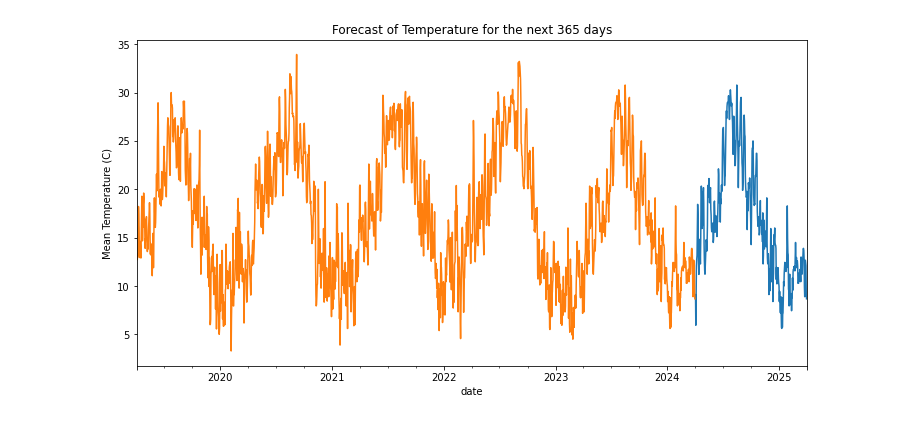
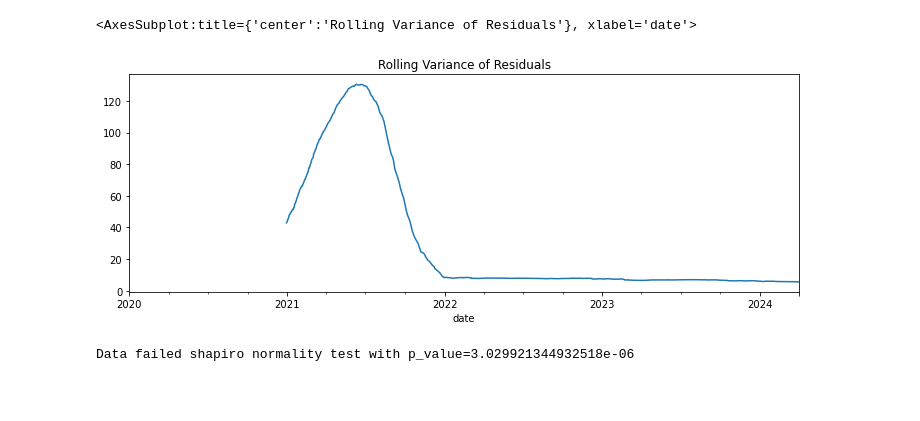
Before and after one commit to GianiRanzetti/Minerva---Weather-Derivatives, a Jupyter notebook: SARIMA.ipynb, the cells around one changed output. Saved outputs shown, nothing was run; the diff lists cells and outputs as text; code cells hidden in the pictures; blank space fills up the shorter version.

```diff
--- a/SARIMA.ipynb
+++ b/SARIMA.ipynb
@@ -165,9 +203,25 @@ residual_plot(results)
+# %%
+residuals = results.resid
+rolling_var = residuals.rolling(window=365).var()
+rolling_var.plot(figsize=(12,4), title='Rolling Variance of Residuals')
+# %% [output]
+<AxesSubplot:title={'center':'Rolling Variance of Residuals'}, xlabel='date'>
+[figure, added]
+# %%
+from scipy.stats import shapiro
+def shapiro_normality_test(data):
+    p_value = shapiro(data)[1]
+    if p_value >= 0.05:
+        print("Data follows normal distribution: X~N"+ str((np.round(np.mean(data),3), np.round(np.std(data),3))))
+        print("Shapiro test p_value={}".format(np.round(p_value,3)))
+    else:
+        print("Data failed shapiro normality test with p_value={}".format(p_value))
+
+shapiro_normality_test(resid)
+# %% [output]
+Data failed shapiro normality test with p_value=3.029921344932518e-06
 # %%
 test_data = pd.read_csv('Data/test_data.csv')
 test_data['date'] = pd.to_datetime(test_data['date'])
 test_data.set_index('date', inplace=True)
 test_data = test_data.resample('D').asfreq().fillna(method='ffill')
-# %%
-forecast_df = forecast(train_data, results, forecast_length=365)
-# %% [output]
-[figure, removed]
```
Also changed, not shown: parts of 40 cells of this notebook, 10 other files.
